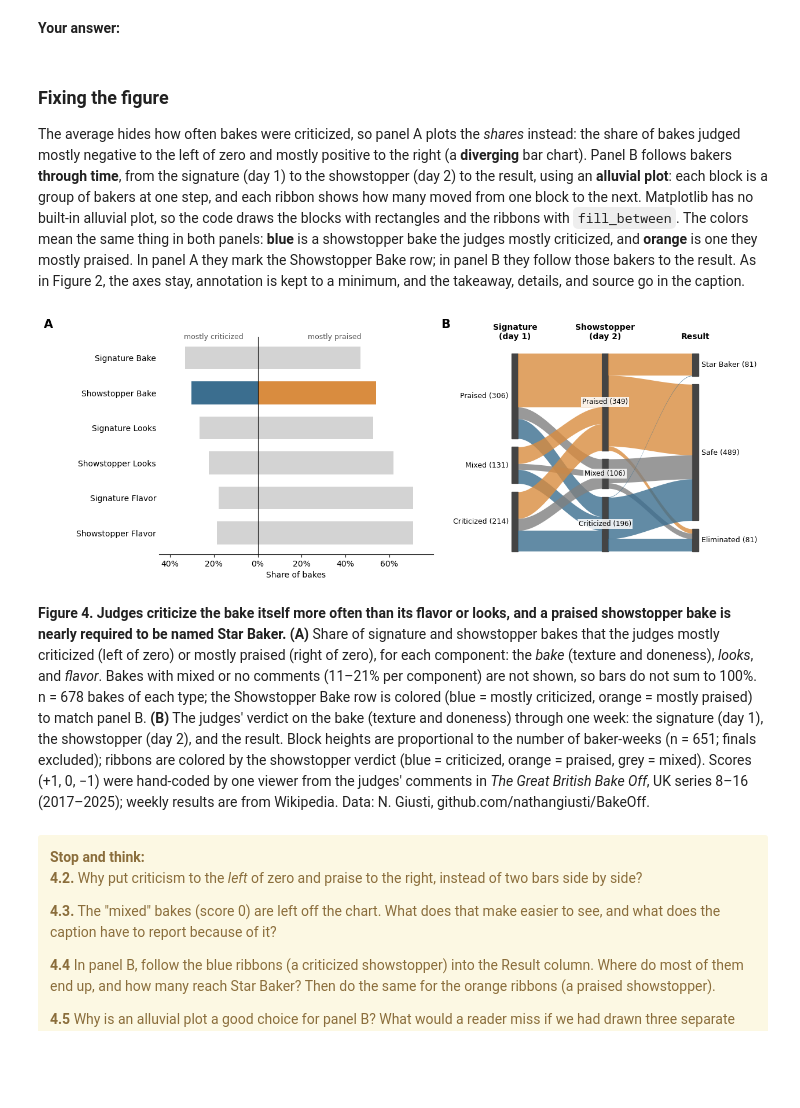
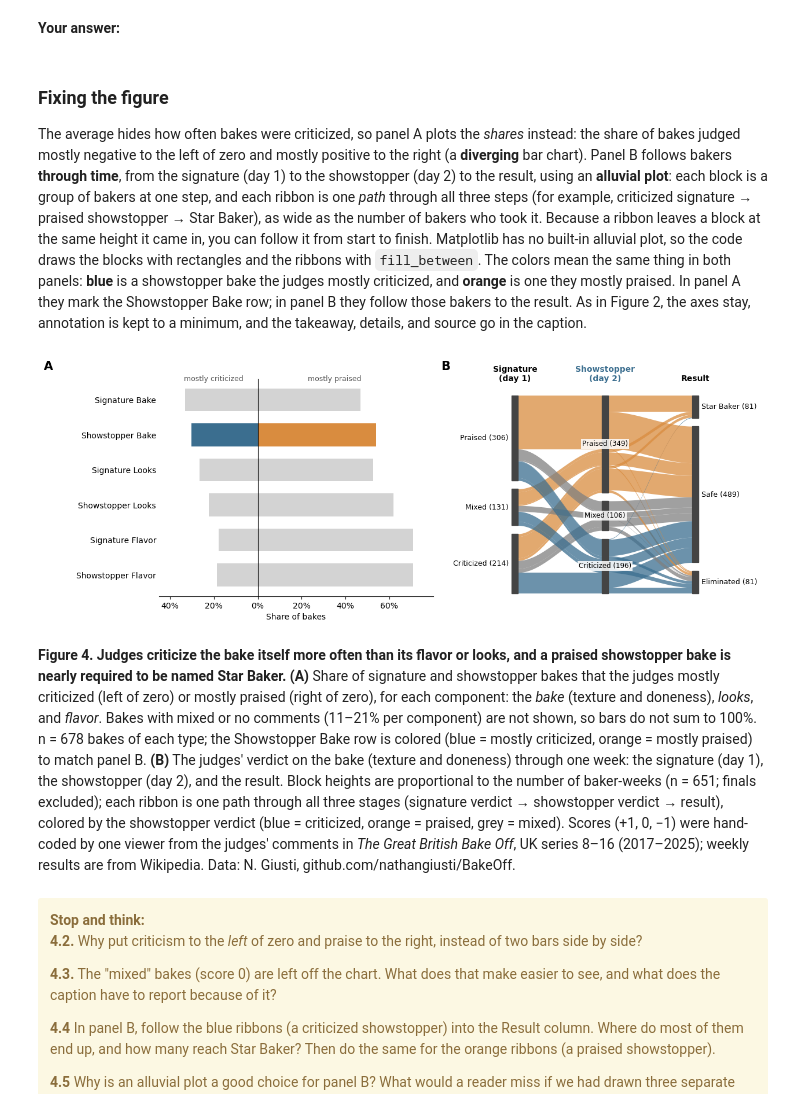
Before and after one commit to smgroves/DS2003, a Jupyter notebook: Labs/Lab10/Lab10_blank_annotation.ipynb, the cells around one changed output. Saved outputs shown, nothing was run; the diff lists cells and outputs as text; code cells hidden in the pictures; blank space fills up the shorter version.

```diff
--- a/Labs/Lab10/Lab10_blank_annotation.ipynb
+++ b/Labs/Lab10/Lab10_blank_annotation.ipynb
@@ -424,7 +424,7 @@ plt.show()
 **Your answer:**
 # %% [markdown]
 ### Fixing the figure
-The average hides how often bakes were criticized, so panel A plots the *shares* instead: the share of bakes judged mostly negative to the left of zero and mostly positive to the right (a **diverging** bar chart). Panel B follows bakers **through time**, from the signature (day 1) to the showstopper (day 2) to the result, using an **alluvial plot**: each block is a group of bakers at one step, and each ribbon shows how many moved from one block to the next. Matplotlib has no built-in alluvial plot, so the code draws the blocks with rectangles and the ribbons with `fill_between`. The colors mean the same thing in both panels: **blue** is a showstopper bake the judges mostly criticized, and **orange** is one they mostly praised. In panel A they mark the Showstopper Bake row; in panel B they follow those bakers to the result. As in Figure 2, the axes stay, annotation is kept to a minimum, and the takeaway, details, and source go in the caption.
+The average hides how often bakes were criticized, so panel A plots the *shares* instead: the share of bakes judged mostly negative to the left of zero and mostly positive to the right (a **diverging** bar chart). Panel B follows bakers **through time**, from the signature (day 1) to the showstopper (day 2) to the result, using an **alluvial plot**: each block is a group of bakers at one step, and each ribbon is one *path* through all three steps (for example, criticized signature → praised showstopper → Star Baker), as wide as the number of bakers who took it. Because a ribbon leaves a block at the same height it came in, you can follow it from start to finish. Matplotlib has no built-in alluvial plot, so the code draws the blocks with rectangles and the ribbons with `fill_between`. The colors mean the same thing in both panels: **blue** is a showstopper bake the judges mostly criticized, and **orange** is one they mostly praised. In panel A they mark the Showstopper Bake row; in panel B they follow those bakers to the result. As in Figure 2, the axes stay, annotation is kept to a minimum, and the takeaway, details, and source go in the caption.
 # %%
 # ---- Panel A data: share of each bake judged mostly negative / mostly positive
 parts = ["Signature Bake", "Showstopper Bake", "Signature Looks",
@@ -447,45 +447,50 @@ order = {stages[0]: ["Praised", "Mixed", "Criticized"],      # top to bottom
 ribbon_colors = {"Criticized": SCI, "Mixed": "grey", "Praised": SCI_ORANGE}   # ribbons colored by the showstopper verdict
 
 def alluvial(ax, flow, stages, order, color_stage, colors, gap=30, width=0.07):
-    """Draw an alluvial plot: a stack of blocks at each stage, joined by ribbons sized by count."""
-    tops = {}
-    for k, s in enumerate(stages):                 # blocks: stack each stage's categories from the top
+    """Draw an alluvial plot. Each ribbon is one full path through *all* stages (e.g. praised -> criticized
+    -> eliminated), so a ribbon leaves a block at the same height it came in and can be followed end to end."""
+    rank = {s: {cat: i for i, cat in enumerate(order[s])} for s in stages}
+    paths = flow.groupby(stages).size().reset_index(name="n")      # one row per path, with its count
+    for s in stages:
+        paths[s + "_rank"] = paths[s].map(rank[s])
+
+    # where each path sits inside each block: sort by this stage's category, then by its neighbors'
+    # (nearest stage first), so ribbons going to the same place stay together and cross as little as possible
+    tops, ypos = {}, {}
+    for k, s in enumerate(stages):
+        others = sorted([j for j in range(len(stages)) if j != k], key=lambda j: (abs(j - k), j))
+        keys = [s + "_rank"] + [stages[j] + "_rank" for j in others]
         y = 0
         for cat in order[s]:
-            size = (flow[s] == cat).sum()
             tops[(k, cat)] = y
-            ax.add_patch(plt.Rectangle((k - width / 2, y), width, size, color="#444444"))
-            label = f"{cat} ({size})"
+            block = paths[paths[s] == cat].sort_values(keys)
+            for i, n in zip(block.index, block["n"]):
+                ypos[(k, i)] = y
+                y += n
+            size = block["n"].sum()
+            ax.add_patch(plt.Rectangle((k - width / 2, tops[(k, cat)]), width, size, color="#444444", zorder=3))
+            label, mid = f"{cat} ({size})", tops[(k, cat)] + size / 2
             if k == 0:
-                ax.text(k - width, y + size / 2, label, ha="right", va="center", fontsize=9)
+                ax.text(k - width, mid, label, ha="right", va="center", fontsize=9)
             elif k == len(stages) - 1:
-                ax.text(k + width, y + size / 2, label, ha="left", va="center", fontsize=9)
+                ax.text(k + width, mid, label, ha="left", va="center", fontsize=9)
             else:
-                ax.text(k, y + size / 2, label, ha="center", va="center", fontsize=8.5,
+                ax.text(k, mid, label, ha="center", va="center", fontsize=8.5,
                         bbox=dict(facecolor="white", edgecolor="none", alpha=0.85, pad=1.5), zorder=4)
-            y += size + gap
-        ax.text(k, -45, s, ha="center", va="bottom", fontsize=10, fontweight="bold")
-    for k in range(len(stages) - 1):               # ribbons between neighboring stages
-        a, b = stages[k], stages[k + 1]
-        counts = flow.groupby([a, b]).size()
-        out_y = {cat: tops[(k, cat)] for cat in order[a]}
-        in_y, y_in = {}, {cat: tops[(k + 1, cat)] for cat in order[b]}
-        for tgt in order[b]:                        # where each ribbon lands, in source order
-            for src in order[a]:
-                in_y[(src, tgt)] = y_in[tgt]
-                y_in[tgt] += counts.get((src, tgt), 0)
-        for src in order[a]:
-            for tgt in order[b]:
-                n = counts.get((src, tgt), 0)
-                if n == 0:
-                    continue
-                y0, y1 = out_y[src], in_y[(src, tgt)]
-                out_y[src] += n
-                xs = np.linspace(k + width / 2, k + 1 - width / 2, 60)
-                t = (xs - xs[0]) / (xs[-1] - xs[0])
-                top = y0 + (y1 - y0) * t * t * (3 - 2 * t)      # smooth S-curve from y0 to y1
-                key = src if a == color_stage else tgt
-                ax.fill_between(xs, top, top + n, color=colors[key], alpha=0.8, lw=0)
+            y += gap
+        ax.text(k, -45, s, ha="center", va="bottom", fontsize=10, fontweight="bold",
+                color=colors["Criticized"] if s == color_stage else "black")       # highlight the stage that sets the color
+
+    # ribbons: each path, from each stage to the next, as a smooth S-curve
+    xs_all = {k: np.linspace(k + width / 2, k + 1 - width / 2, 60) for k in range(len(stages) - 1)}
+    for i, row in paths.iterrows():
+        for k in range(len(stages) - 1):
+            xs = xs_all[k]
+            t = (xs - xs[0]) / (xs[-1] - xs[0])
+            y0, y1 = ypos[(k, i)], ypos[(k + 1, i)]
+            top = y0 + (y1 - y0) * t * t * (3 - 2 * t)
+            ax.fill_between(xs, top, top + row["n"], color=colors[row[color_stage]], alpha=0.75, lw=0)
+
     total = len(flow) + gap * (max(len(v) for v in order.values()) - 1)
     ax.set_xlim(-0.75, len(stages) - 0.25)
     ax.set_ylim(total + 10, -60)                    # inverted, so the first category is on top
@@ -493,37 +498,37 @@ def alluvial(ax, flow, stages, order, color_stage, colors, gap=30, width=0.07):
     ax.set_xticks([])
     ax.set_yticks([])
 
 fig, (axA, axB) = plt.subplots(1, 2, figsize=(12.5, 4.8), gridspec_kw={"width_ratios": [1, 1.15]})
 
 # ---- Panel A: diverging bars, criticism left of zero, praise right.
 # Color only the showstopper bake: blue = mostly criticized, orange = mostly praised, the same as in panel B.
 axA.barh(rows, [-v for v in neg], color=[SCI if p == "Showstopper Bake" else 'lightgrey' for p in parts], height=0.65)
 axA.barh(rows, pos, color=[SCI_ORANGE if p == "Showstopper Bake" else "lightgrey" for p in parts], height=0.65)
 axA.axvline(0, color="black", lw=0.8)
 axA.set_yticks(rows, parts)
 axA.tick_params(axis="y", length=0)
 ticks = [-0.4, -0.2, 0, 0.2, 0.4, 0.6]
 axA.set_xticks(ticks, [f"{abs(t):.0%}" for t in ticks])     # a scientific figure keeps its axis
 axA.set_xlim(-0.45, 0.8)
 axA.set_xlabel("Share of bakes")
 axA.spines[["top", "right", "left"]].set_visible(False)
 axA.text(-0.2, 5.55, "mostly criticized", ha="center", fontsize=9, color="#555555")
 axA.text(0.35, 5.55, "mostly praised", ha="center", fontsize=9, color="#555555")
 
 # ---- Panel B: alluvial plot of the bake verdict through the week
 alluvial(axB, flow, stages, order, color_stage=stages[1], colors=ribbon_colors)
 
 # ---- Panel letters, in axes coordinates so they sit at each panel's top-left corner
 axA.text(-0.42, 1.04, "A", transform=axA.transAxes, fontsize=15, fontweight="bold")
 axB.text(-0.02, 1.04, "B", transform=axB.transAxes, fontsize=15, fontweight="bold")
 
 fig.tight_layout()
 plt.show()
 # %% [output]
-[figure, old version]
+[figure, new version]
 # %% [markdown]
 **Figure 4. Judges criticize the bake itself more often than its flavor or looks, and a praised showstopper bake is nearly required to be named Star Baker.**
-**(A)** Share of signature and showstopper bakes that the judges mostly criticized (left of zero) or mostly praised (right of zero), for each component: the *bake* (texture and doneness), *looks*, and *flavor*. Bakes with mixed or no comments (11–21% per component) are not shown, so bars do not sum to 100%. n = 678 bakes of each type; the Showstopper Bake row is colored (blue = mostly criticized, orange = mostly praised) to match panel B. **(B)** The judges' verdict on the bake (texture and doneness) through one week: the signature (day 1), the showstopper (day 2), and the result. Block heights are proportional to the number of baker-weeks (n = 651; finals excluded); ribbons are colored by the showstopper verdict (blue = criticized, orange = praised, grey = mixed).
+**(A)** Share of signature and showstopper bakes that the judges mostly criticized (left of zero) or mostly praised (right of zero), for each component: the *bake* (texture and doneness), *looks*, and *flavor*. Bakes with mixed or no comments (11–21% per component) are not shown, so bars do not sum to 100%. n = 678 bakes of each type; the Showstopper Bake row is colored (blue = mostly criticized, orange = mostly praised) to match panel B. **(B)** The judges' verdict on the bake (texture and doneness) through one week: the signature (day 1), the showstopper (day 2), and the result. Block heights are proportional to the number of baker-weeks (n = 651; finals excluded); each ribbon is one path through all three stages (signature verdict → showstopper verdict → result), colored by the showstopper verdict (blue = criticized, orange = praised, grey = mixed).
 Scores (+1, 0, −1) were hand-coded by one viewer from the judges' comments in *The Great British Bake Off*, UK series 8–16 (2017–2025); weekly results are from Wikipedia. Data: N. Giusti, github.com/nathangiusti/BakeOff.
 # %% [markdown]
 <div class="alert alert-warning">
```
Also changed, not shown: parts of 1 cell of this notebook.
